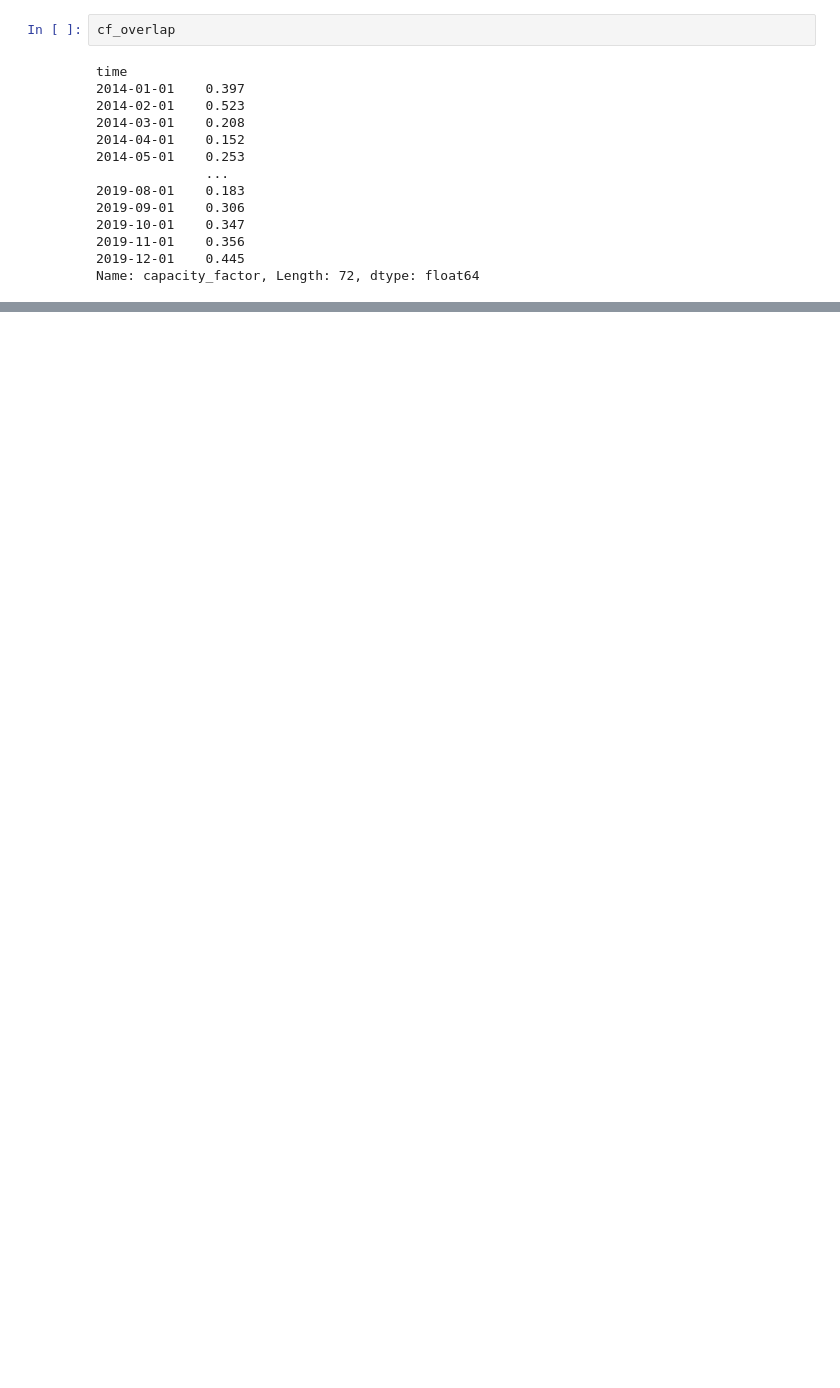
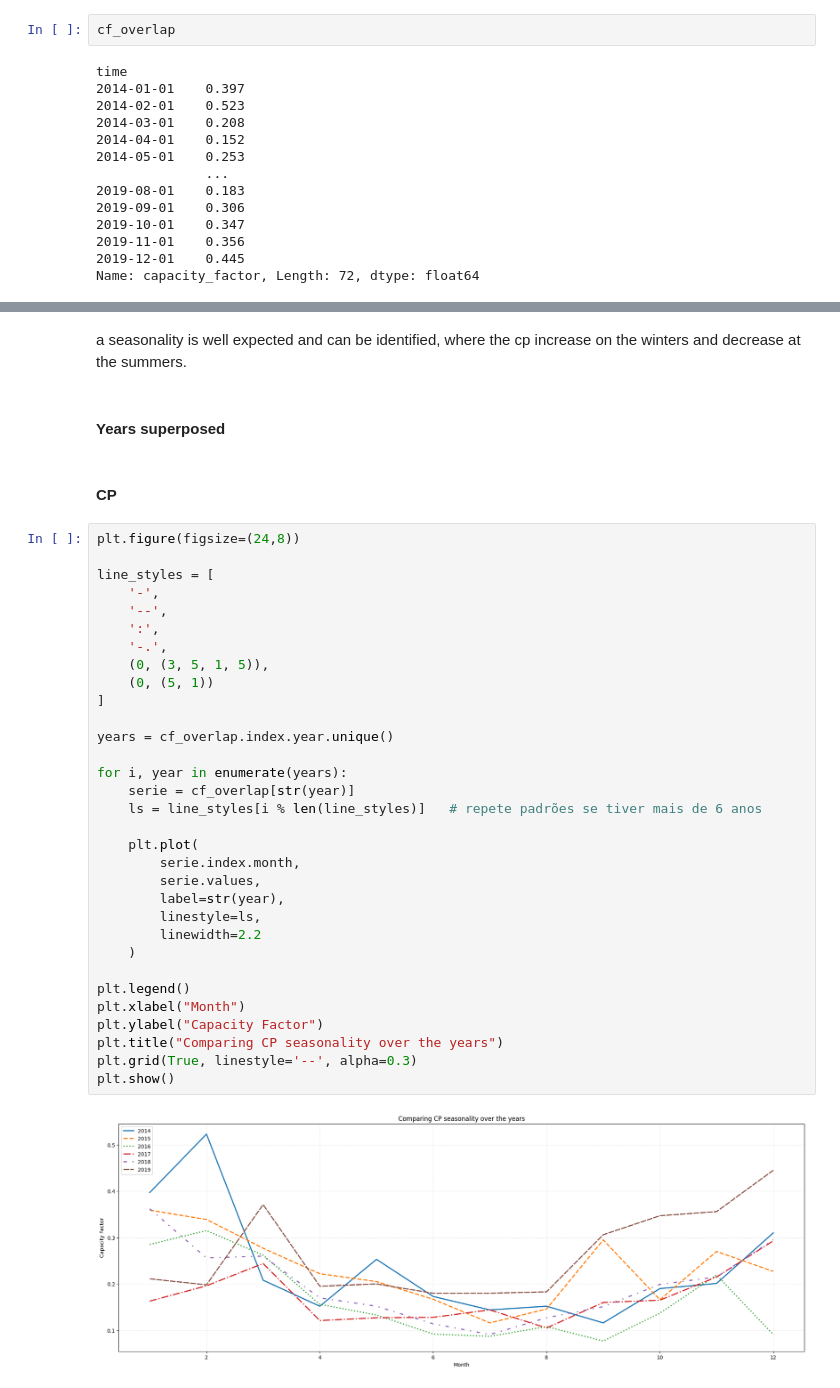
Before and after one commit to camaelgarcia/final_project_MEC_51057_EP-camael-vicente, a Jupyter notebook: project_vre.ipynb, the cells around one changed output, grey strips where cells are left out. Saved outputs shown, nothing was run; the diff lists cells and outputs as text; blank space fills up the shorter version.

```diff
--- a/project_vre.ipynb
+++ b/project_vre.ipynb
@@ -226,0 +236,40 @@ df_dataset_norm
+# %% [markdown]
+a seasonality is well expected and can be identified, where the cp increase on the winters and decrease at the summers.
+# %% [markdown]
+#### Years superposed
+# %% [markdown]
+#### CP
+# %%
+plt.figure(figsize=(24,8))
+
+line_styles = [
+    '-',
+    '--',
+    ':',
+    '-.',
+    (0, (3, 5, 1, 5)),
+    (0, (5, 1))
+]
+
+years = cf_overlap.index.year.unique()
+
+for i, year in enumerate(years):
+    serie = cf_overlap[str(year)]
+    ls = line_styles[i % len(line_styles)]   # repete padrões se tiver mais de 6 anos
+
+    plt.plot(
+        serie.index.month,
+        serie.values,
+        label=str(year),
+        linestyle=ls,
+        linewidth=2.2
+    )
+
+plt.legend()
+plt.xlabel("Month")
+plt.ylabel("Capacity Factor")
+plt.title("Comparing CP seasonality over the years")
+plt.grid(True, linestyle='--', alpha=0.3)
+plt.show()
+# %% [output]
+[figure, added]
```
Also changed, not shown: parts of 48 cells of this notebook.
